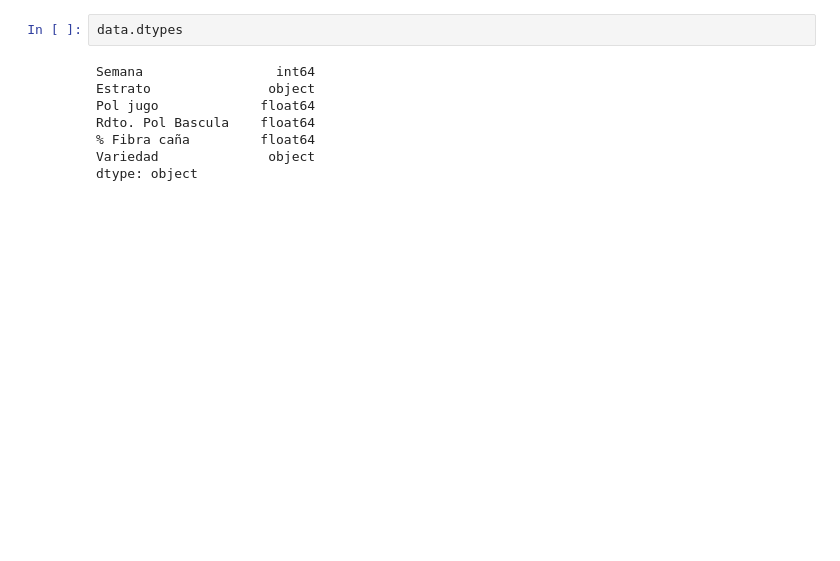
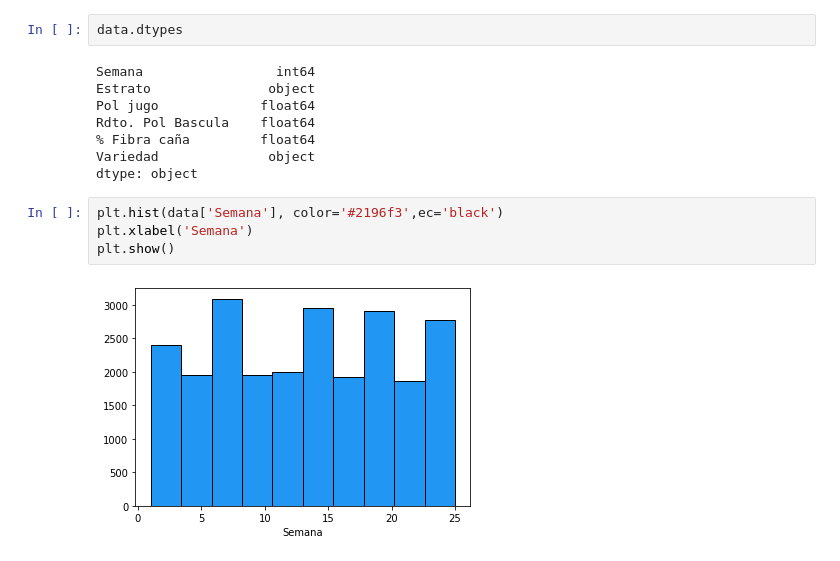
Before and after one commit to UVG-Teams/datamining-proyecto, a Jupyter notebook: Proyecto v1.ipynb, the cells around one changed output. Saved outputs shown, nothing was run; the diff lists cells and outputs as text; blank space fills up the shorter version.

```diff
--- a/Proyecto v1.ipynb
+++ b/Proyecto v1.ipynb
@@ -55,3 +74,9 @@ Rdto. Pol Bascula    float64
 % Fibra caña         float64
 Variedad              object
 dtype: object
+# %%
+plt.hist(data['Semana'], color='#2196f3',ec='black')
+plt.xlabel('Semana')
+plt.show()
+# %% [output]
+[figure, added]
```
Also changed, not shown: parts of 40 cells of this notebook.
